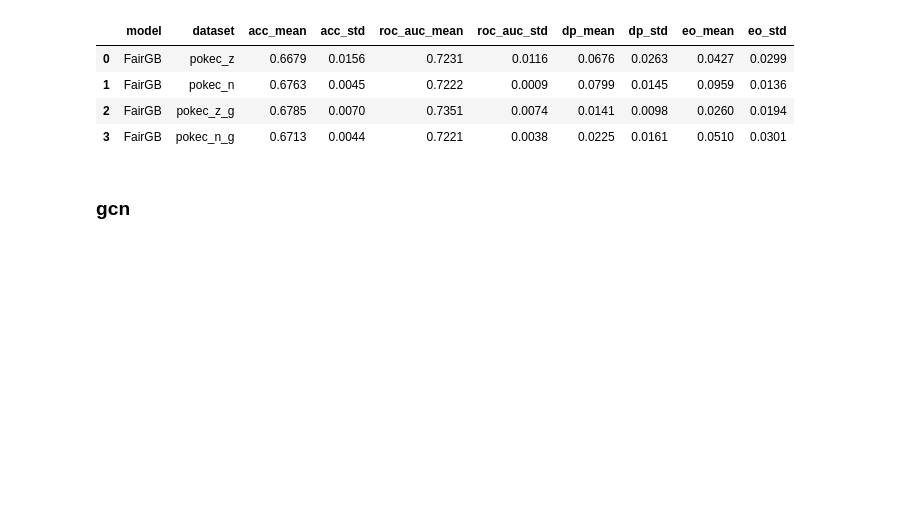
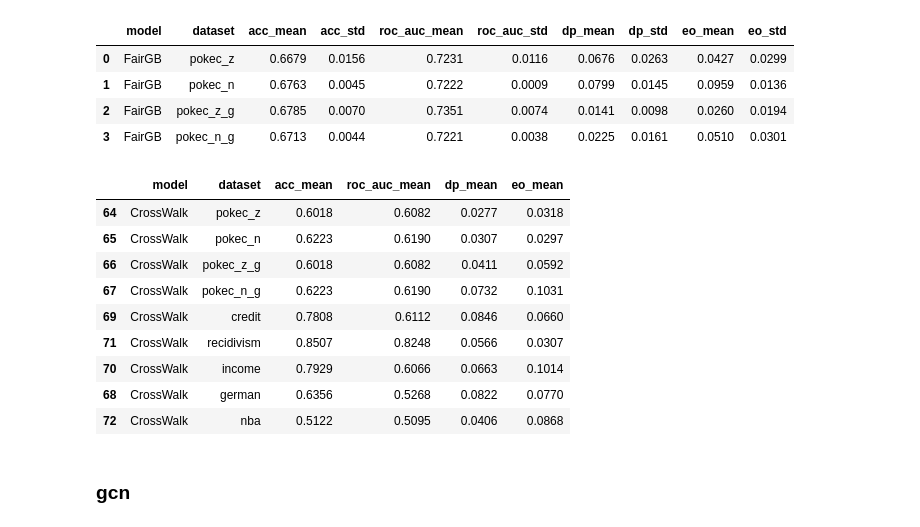
Before and after one commit to sybeam27/FairGate, a Jupyter notebook: 0.results.ipynb, the cells around one changed output. Saved outputs shown, nothing was run; the diff lists cells and outputs as text; code cells hidden in the pictures; blank space fills up the shorter version.

```diff
--- a/0.results.ipynb
+++ b/0.results.ipynb
@@ -282,6 +286,54 @@ filtered_df
 | 1 | FairGB | pokec_n | 0.6763 | 0.0045 | 0.7222 | 0.0009 | 0.0799 | 0.0145 | 0.0959 | 0.0136 |
 | 2 | FairGB | pokec_z_g | 0.6785 | 0.0070 | 0.7351 | 0.0074 | 0.0141 | 0.0098 | 0.0260 | 0.0194 |
 | 3 | FairGB | pokec_n_g | 0.6713 | 0.0044 | 0.7221 | 0.0038 | 0.0225 | 0.0161 | 0.0510 | 0.0301 |
+# %%
+file_name ='exp_baselines_sc'
+df_v2 = pd.read_csv(f'./outputs/{file_name}.csv')
+df_v2 = df_v2[[
+    'model', 'dataset',
+    'acc_mean',
+    # 'acc_std',
+    'roc_auc_mean',
+    # 'roc_auc_std',
+    'dp_mean',
+    # 'dp_std',
+    'eo_mean',
+    # 'eo_std',
+    # 'time_sec_mean',
+    # 'time_sec_std'
+]]
+
+datasets = ['pokec_z', 'pokec_n', 'pokec_z_g', 'pokec_n_g',
+             'credit', 'recidivism', 'income', 'german', 'nba']
+model_order = ['FairGNN', 'FairVGNN', 'FairEdit', 'EDITS',
+               'FairWalk', 'CrossWalk', 'FairGB', 'NIFTY', 'FairGT']
+
+filtered_df = df_v2.copy()
+filtered_df['model'] = pd.Categorical(
+    filtered_df['model'],
+    categories=model_order,
+    ordered=True
+)
+filtered_df['dataset'] = pd.Categorical(
+    filtered_df['dataset'],
+    categories=datasets,
+    ordered=True
+)
+
+filtered_df = filtered_df.sort_values(['model', 'dataset'])
+filtered_df[filtered_df.model == 'CrossWalk']
+# filtered_df
+# %% [output]
+|  | model | dataset | acc_mean | roc_auc_mean | dp_mean | eo_mean |
+| 64 | CrossWalk | pokec_z | 0.6018 | 0.6082 | 0.0277 | 0.0318 |
+| 65 | CrossWalk | pokec_n | 0.6223 | 0.6190 | 0.0307 | 0.0297 |
+| 66 | CrossWalk | pokec_z_g | 0.6018 | 0.6082 | 0.0411 | 0.0592 |
+| 67 | CrossWalk | pokec_n_g | 0.6223 | 0.6190 | 0.0732 | 0.1031 |
+| 69 | CrossWalk | credit | 0.7808 | 0.6112 | 0.0846 | 0.0660 |
+| 71 | CrossWalk | recidivism | 0.8507 | 0.8248 | 0.0566 | 0.0307 |
+| 70 | CrossWalk | income | 0.7929 | 0.6066 | 0.0663 | 0.1014 |
+| 68 | CrossWalk | german | 0.6356 | 0.5268 | 0.0822 | 0.0770 |
+| 72 | CrossWalk | nba | 0.5122 | 0.5095 | 0.0406 | 0.0868 |
 # %% [markdown]
 ### gcn
 # %%
```
Also changed, not shown: parts of 1 cell of this notebook, 5 other files.
